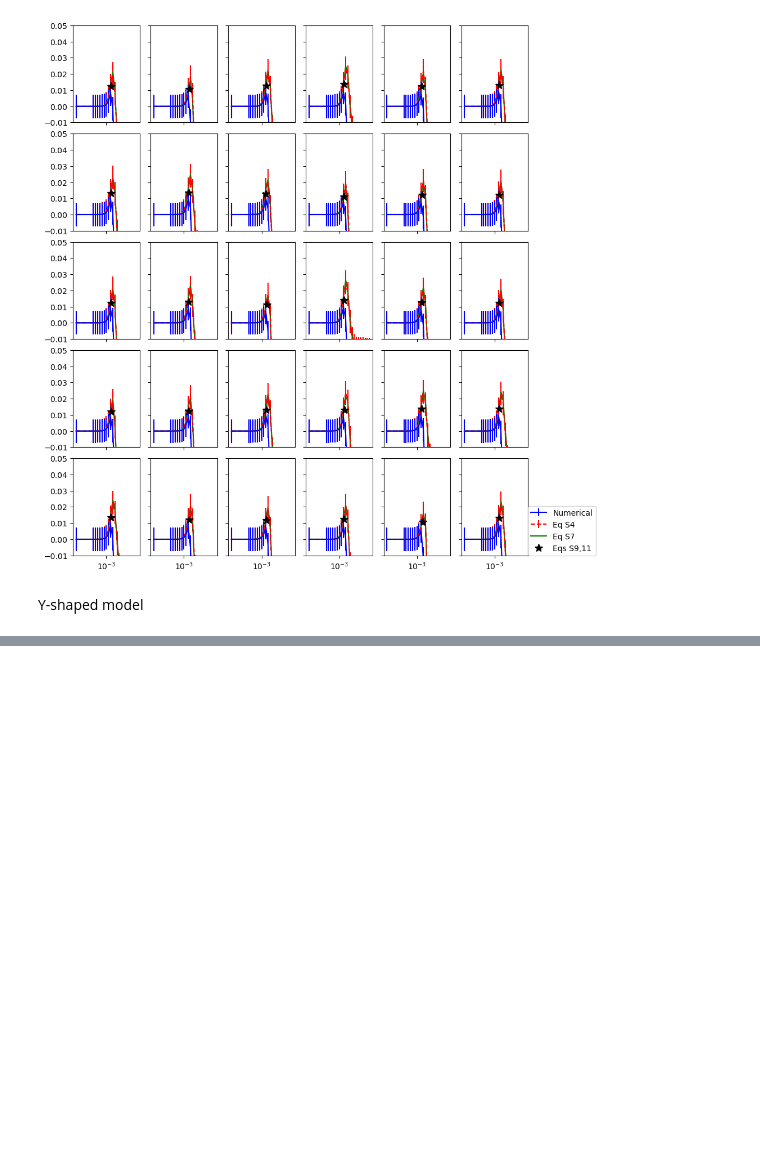
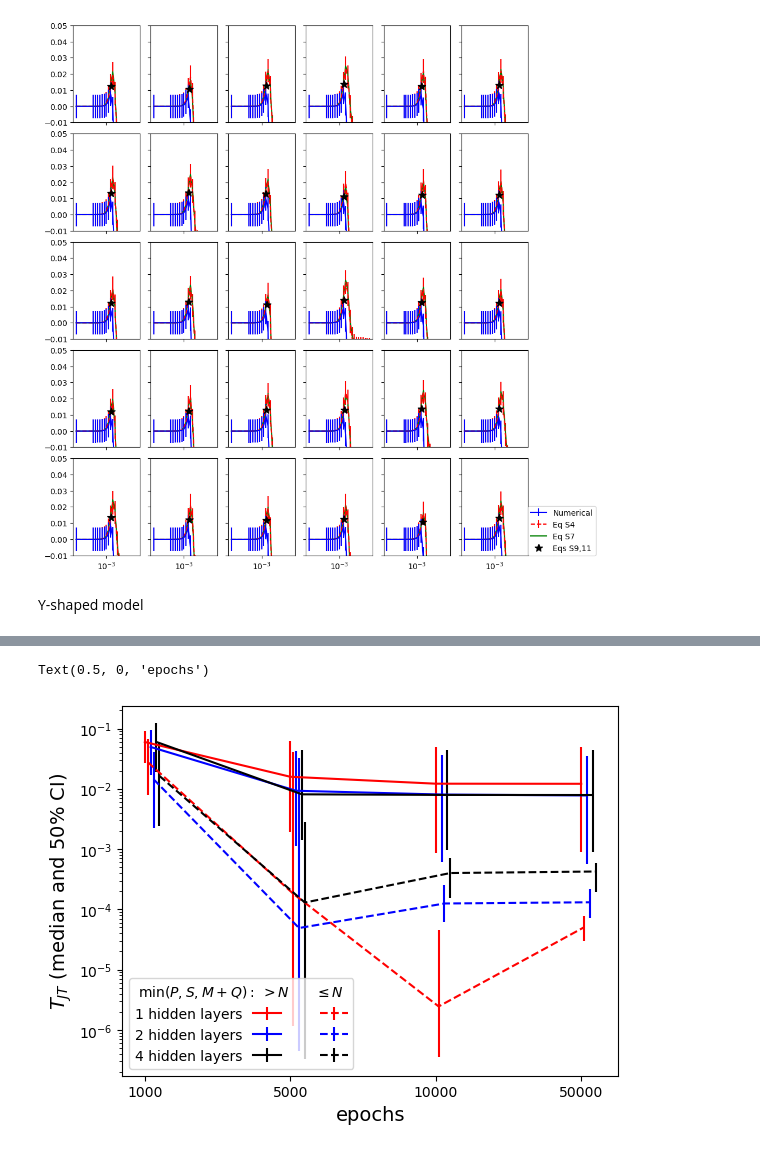
Before and after one commit to zdeblick/JointTraining, a Jupyter notebook: Figures.ipynb, the cells around one changed output, grey strips where cells are left out. Saved outputs shown, nothing was run; the diff lists cells and outputs as text; code cells hidden in the pictures; blank space fills up the shorter version.

```diff
--- a/Figures.ipynb
+++ b/Figures.ipynb
@@ -599,28 +602,33 @@ Text(0, 0.5, 'Fraction of trials')
 # %%
 fig,ax = plt.subplots()
-Ls = [1,2]
-color = {1:'r',2:'k'}
+Ls = [1,2,4]
+color = {1:'r',2:'b',4:'k'}
 dash = ['-','--']
-epochs = [10,100,1000]
-alpha = 0.1
+epochs = [1000,5000,10000,50000]
+alpha = 0.25
 plt.yscale('log')
-for L in Ls:
+hs = [None]*len(Ls)*2
+for Li,L in enumerate(Ls):
     Df = np.load('YL_sum_varySNMQ_L='+str(L)+'.npz')
-#     if L==1:
-#         Df = {k:Df[k][:,(0,2)] for k in Df.keys()}
-    D = {k:Df[k][:,0] for k in Df.keys()}
+    D = {k:Df[k][:,0] for k in Df.keys() if k!='epochs'}
     min_Ns = np.min(D['Ns'],axis=-1) if len(D['Ns'].shape)==2 else D['Ns']
-    ibnk = min_Ns<np.minimum(D['Ps'],D['Ss'],D['Ms']+D['Qs'])
+    ibnk = min_Ns<np.min([D['Ps'],D['Ss'],D['Ms']+D['Qs']],axis=0)
     ok = D['Ps']>=0*np.maximum(D['Ss'],D['Ms']+D['Qs'])
-    T_JTs = (Df['Cval_inds']-Df['Cval_JTs'])/Df['Cval_inds']
+    T_JTs = (Df['Cval_inds']-Df['Cval_JTs'])/Df['Cval_inds']+1e-9
+#     T_TJs = Df['Cval_inds']
     center = np.median(T_JTs[ibnk&ok,:],axis=0)
     yerr = np.array([np.percentile(T_JTs[ibnk&ok,:],100*alpha,axis=0),np.percentile(T_JTs[ibnk&ok,:],100*(1-alpha),axis=0)])
-    plt.errorbar(np.arange(len(epochs))+0.04*(L-1),center,fmt=color[L]+dash[0],
-                 yerr=np.abs(center-yerr), label='L='+str(L)+'; $N<\min(P,S,M+Q)$')
+    hs[Li] = plt.errorbar(np.arange(len(epochs))+0.04*Li,center,fmt=color[L]+dash[0],
+                 yerr=np.abs(center-yerr))#, label='L='+str(L)+'; $N<\min(P,S,M+Q)$'
     center = np.median(T_JTs[~ibnk&ok,:],axis=0)
     yerr = np.array([np.percentile(T_JTs[~ibnk&ok,:],100*alpha,axis=0),np.percentile(T_JTs[~ibnk&ok,:],100*(1-alpha),axis=0)])
-    plt.errorbar(np.arange(len(epochs))+0.02+0.04*(L-1),center,fmt=color[L]+dash[1],
-                 yerr=np.abs(center-yerr), label='L='+str(L)+'; $N\geq\min(P,S,M+Q)$')
+    hs[Li+len(Ls)] = plt.errorbar(np.arange(len(epochs))+0.02+0.04*Li,center,fmt=color[L]+dash[1],
+                 yerr=np.abs(center-yerr))#, label='L='+str(L)+'; $N\geq\min(P,S,M+Q)$'
 
-plt.legend()
+plt.legend(hs,[str(L)+' hidden layers' for L in Ls]+['']*len(Ls),ncol = 2, title = '$\min(P,S,M+Q):$ $>N$      $\leq N$ ',markerfirst=False)
 plt.xticks(np.arange(len(epochs)),epochs)
+plt.ylabel('$T_{JT}$ (median and '+str(int((1-2*alpha)*100))+'% CI)',fontsize=14)
+plt.xlabel('epochs',fontsize=14)
+# %% [output]
+Text(0.5, 0, 'epochs')
+[figure, added]
```
Also changed, not shown: parts of 1 cell of this notebook.
